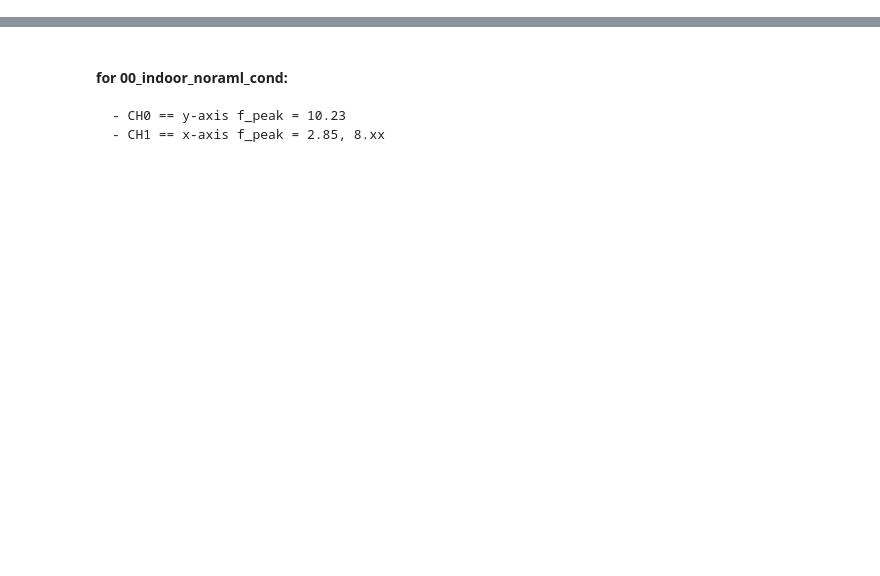
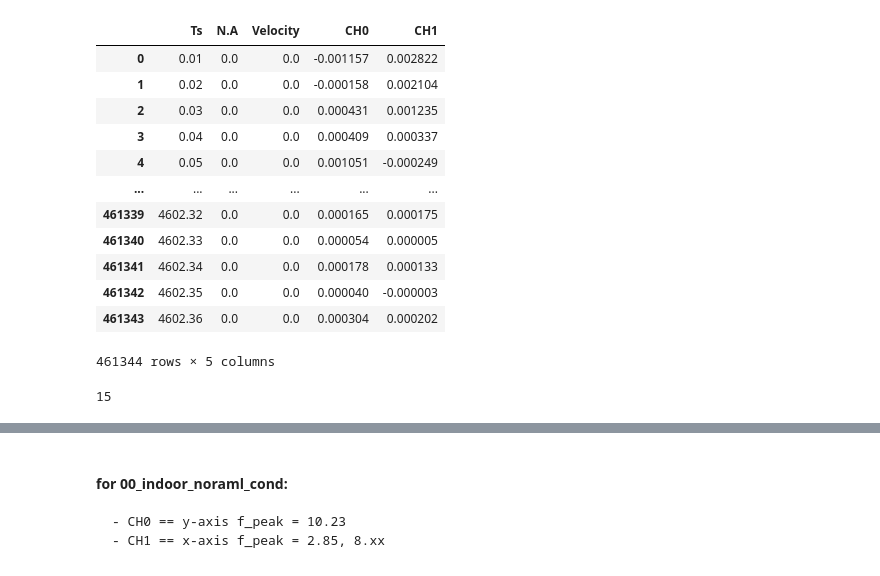
Before and after one commit to MiirHo3eIN/ML-based-sensor-enhancment, a Jupyter notebook: notebooks/database_making.ipynb, the cells around one changed output, grey strips where cells are left out. Saved outputs shown, nothing was run; the diff lists cells and outputs as text; code cells hidden in the pictures; blank space fills up the shorter version.

```diff
--- a/notebooks/database_making.ipynb
+++ b/notebooks/database_making.ipynb
@@ -30,0 +43,20 @@ for i in range(0,21):
+# %%
+piezo_data
+# %% [output]
+|  | Ts | N.A | Velocity | CH0 | CH1 |
+| 0 | 0.01 | 0.0 | 0.0 | -0.001157 | 0.002822 |
+| 1 | 0.02 | 0.0 | 0.0 | -0.000158 | 0.002104 |
+| 2 | 0.03 | 0.0 | 0.0 | 0.000431 | 0.001235 |
+| 3 | 0.04 | 0.0 | 0.0 | 0.000409 | 0.000337 |
+| 4 | 0.05 | 0.0 | 0.0 | 0.001051 | -0.000249 |
+| ... | ... | ... | ... | ... | ... |
+| 461339 | 4602.32 | 0.0 | 0.0 | 0.000165 | 0.000175 |
+| 461340 | 4602.33 | 0.0 | 0.0 | 0.000054 | 0.000005 |
+| 461341 | 4602.34 | 0.0 | 0.0 | 0.000178 | 0.000133 |
+| 461342 | 4602.35 | 0.0 | 0.0 | 0.000040 | -0.000003 |
+| 461343 | 4602.36 | 0.0 | 0.0 | 0.000304 | 0.000202 |
+461344 rows × 5 columns
+# %%
+len(berkly_tab.path)
+# %% [output]
+15
```
Also changed, not shown: parts of 11 cells of this notebook, 3 other files.
